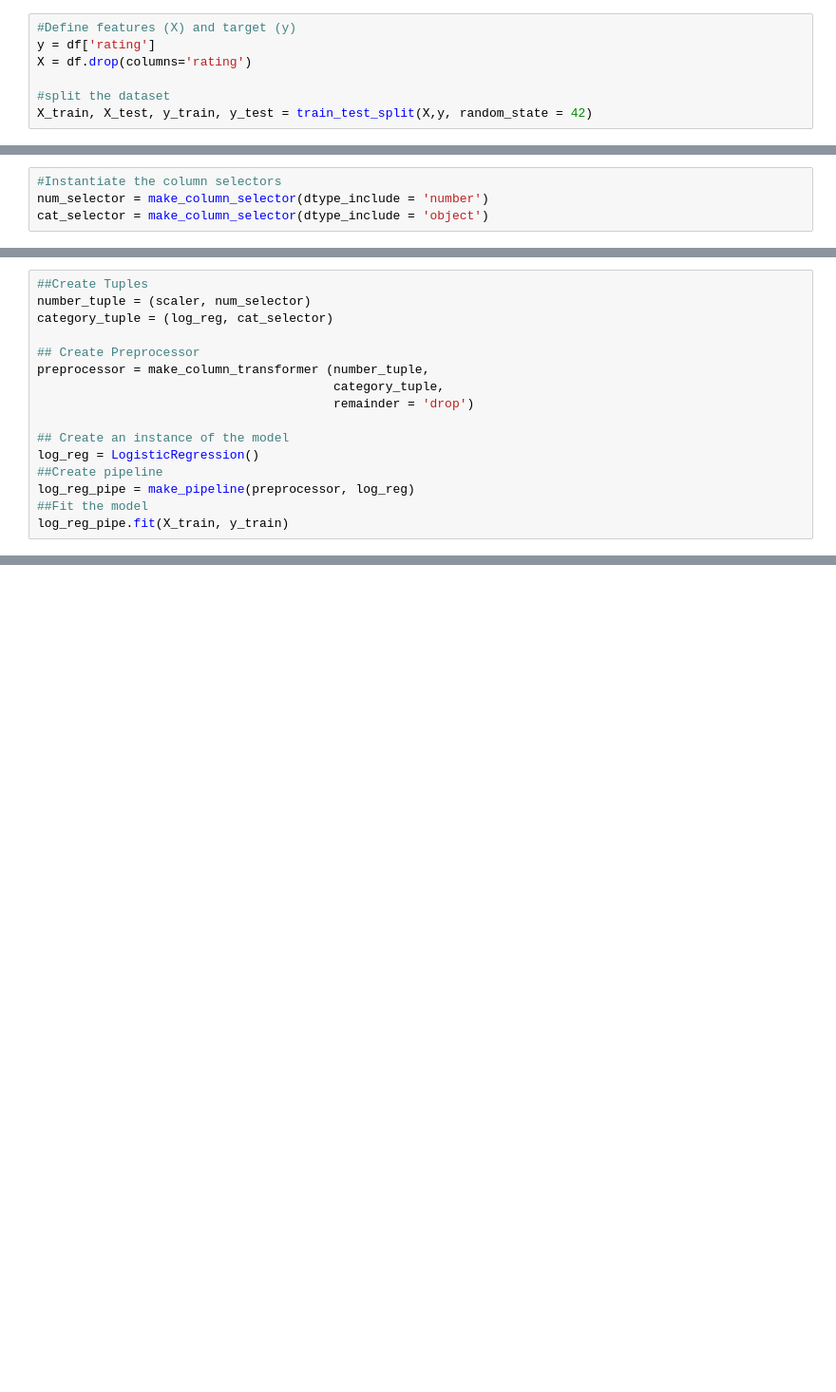
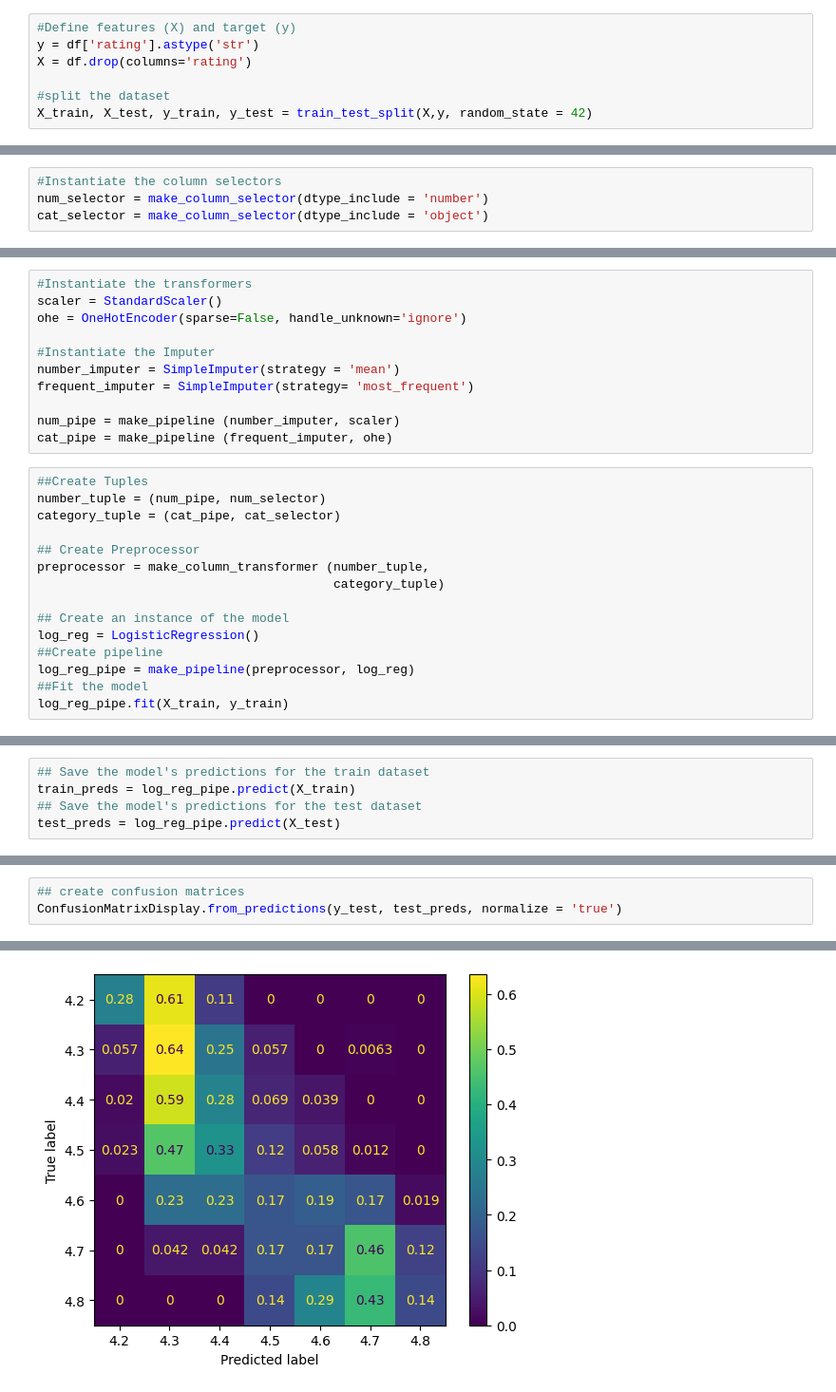
Before and after one commit to HeatherAnnFoster/Spanish-Wine-Project, a Jupyter notebook: Spanish_Wine_Project.ipynb, the cells around one changed output, grey strips where cells are left out. Shown at 95% size. Cells and saved outputs as stored; diff of their text form; blank space fills up the shorter version.

```diff
--- a/Spanish_Wine_Project.ipynb
+++ b/Spanish_Wine_Project.ipynb
@@ -241,6 +460,6 @@ df.info()
 # %%
 #Define features (X) and target (y)
-y = df['rating']
+y = df['rating'].astype('str')
 X = df.drop(columns='rating')
 
 #split the dataset
@@ -256,12 +475,22 @@ log_reg = LogisticRegression()
+# %%
+#Instantiate the transformers
+scaler = StandardScaler()
+ohe = OneHotEncoder(sparse=False, handle_unknown='ignore')
+
+#Instantiate the Imputer
+number_imputer = SimpleImputer(strategy = 'mean')
+frequent_imputer = SimpleImputer(strategy= 'most_frequent')
+
+num_pipe = make_pipeline (number_imputer, scaler)
+cat_pipe = make_pipeline (frequent_imputer, ohe)
 # %%
 ##Create Tuples
-number_tuple = (scaler, num_selector)
-category_tuple = (log_reg, cat_selector)
+number_tuple = (num_pipe, num_selector)
+category_tuple = (cat_pipe, cat_selector)
 
 ## Create Preprocessor
 preprocessor = make_column_transformer (number_tuple,
-                                        category_tuple,
-                                        remainder = 'drop')
+                                        category_tuple)
 
 ## Create an instance of the model
 log_reg = LogisticRegression()
@@ -271,0 +517,5 @@ log_reg_pipe.fit(X_train, y_train)
+# %%
+## Save the model's predictions for the train dataset
+train_preds = log_reg_pipe.predict(X_train)
+## Save the model's predictions for the test dataset
+test_preds = log_reg_pipe.predict(X_test)
@@ -271,0 +550,4 @@ log_reg_pipe.fit(X_train, y_train)
+# %%
+## create confusion matrices
+ConfusionMatrixDisplay.from_predictions(y_test, test_preds, normalize = 'true')
+# %% [output]
@@ -271,0 +555 @@ log_reg_pipe.fit(X_train, y_train)
+[figure, added]
```
Also changed, not shown: parts of 89 cells of this notebook.
